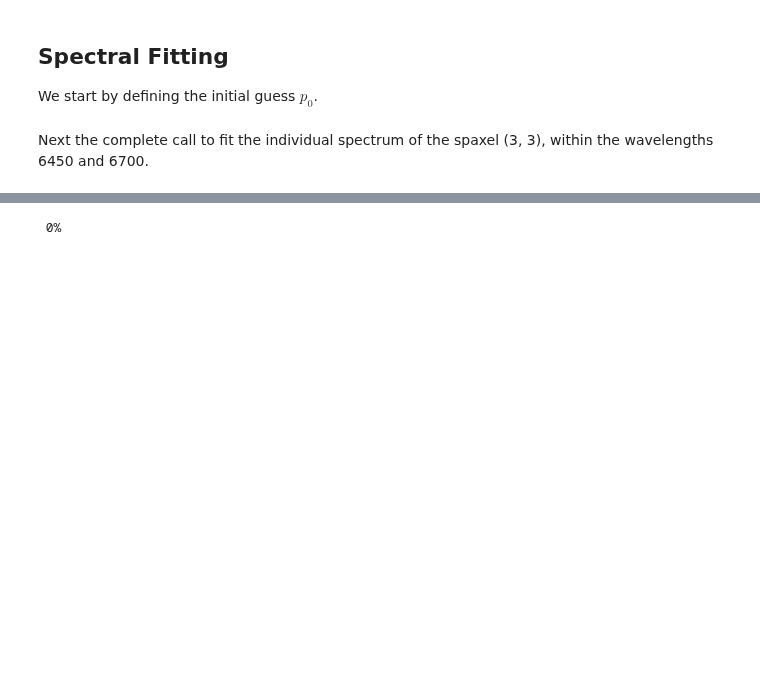
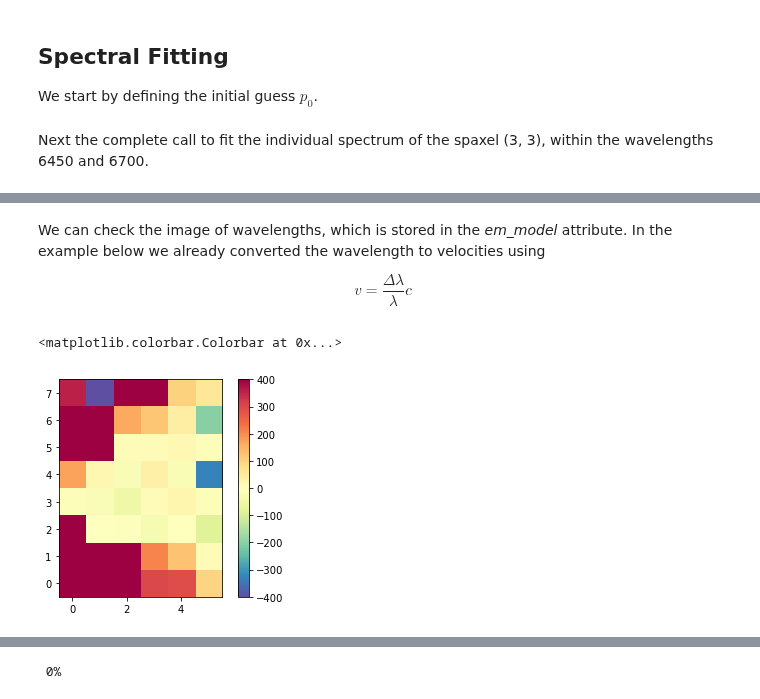
Before and after one commit to danielrd6/ifscube, a Jupyter notebook: ifscube/examples/cube_examples.ipynb, the cells around one changed output, grey strips where cells are left out. Drawn from its saved outputs; the diff is of its cells as text; code cells hidden in the pictures; blank space fills up the shorter version.

```diff
--- a/ifscube/examples/cube_examples.ipynb
+++ b/ifscube/examples/cube_examples.ipynb
@@ -52,0 +78,13 @@ Next the complete call to fit the individual spectrum of the spaxel (3, 3), with
+# %% [markdown]
+We can check the image of wavelengths, which is stored in the *em_model* attribute. In the example below we already converted the wavelength to velocities using
+
+$$ v = \frac{\Delta \lambda}{\lambda} c $$
+# %%
+wl = mycube.em_model[1]
+wl0 = 6584
+v = (wl - wl0) / wl0 * 3e+5
+plt.imshow(v, origin='lower', cmap='Spectral_r', vmin=-400, vmax=+400)
+plt.colorbar()
+# %% [output]
+<matplotlib.colorbar.Colorbar at 0x...>
+[figure, added]
```
Also changed, not shown: parts of 20 cells of this notebook.
